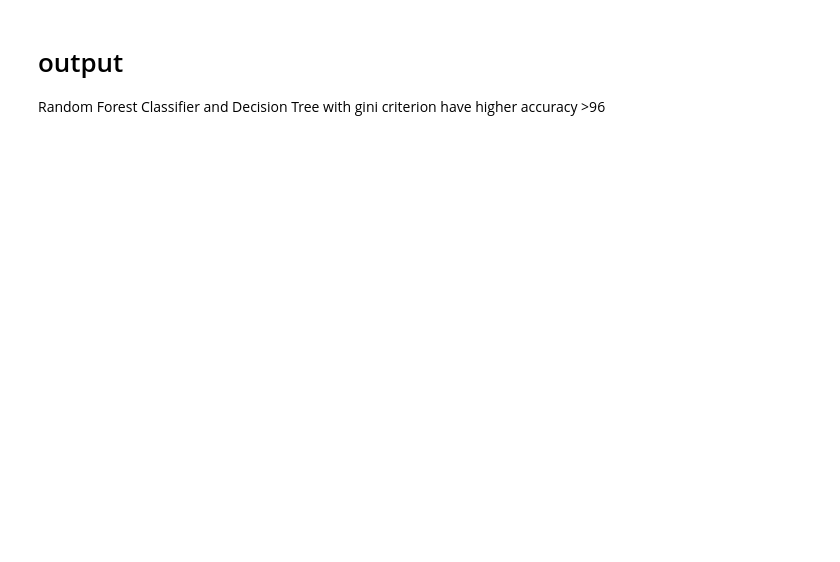
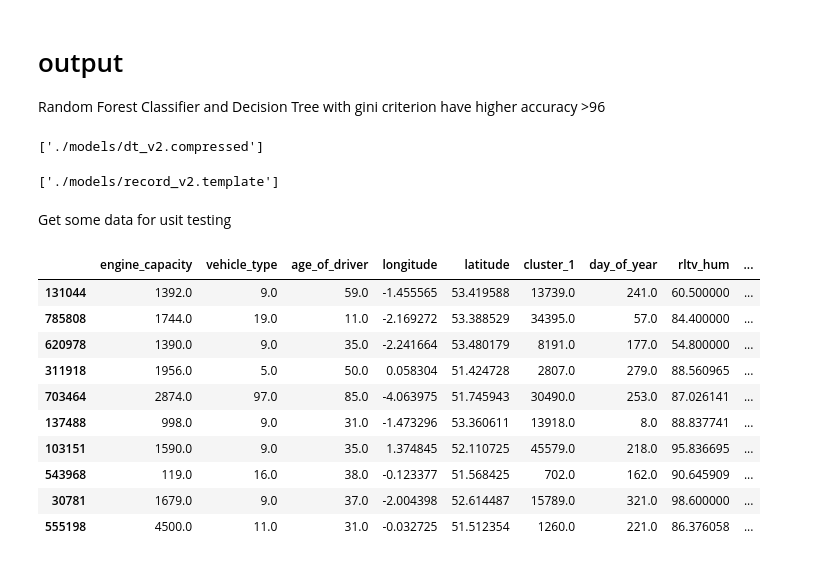
Before and after one commit to tharindusathis/accident-predictor, a Jupyter notebook: analysis/2_6_prediction.ipynb, the cells around one changed output. Drawn from its saved outputs; the diff is of its cells as text; code cells hidden in the pictures; blank space fills up the shorter version.

```diff
--- a/analysis/2_6_prediction.ipynb
+++ b/analysis/2_6_prediction.ipynb
@@ -192,14 +192,42 @@ weighted avg       0.91      0.90      0.90    409338
 
 Random Forest Classifier and Decision Tree with gini criterion have higher accuracy >96
 # %%
-import pickle
+# import pickle
+
+import joblib  # it may be better to use joblib’s replacement of pickle
+
 
 # serialize models
 
-pickle.dump(model_rf, open('./models/rf_v1.model', 'wb'))
-pickle.dump(model_dt_clf_1, open('./models/dt_v1.model', 'wb'))
+# pickle.dump(model_rf, open('./models/rf_v1.model', 'wb'))
+# pickle.dump(model_dt_clf_1, open('./models/dt_v1.model', 'wb'))
+
+# compress pickles as random forest model is too large
+joblib.dump(model_rf, './models/rf_v2.compressed', compress=('zlib',9))
+joblib.dump(model_dt_clf_1, './models/dt_v2.compressed', compress=('zlib',1))
+# %% [output]
+['./models/dt_v2.compressed']
 # %%
 record_template = df.head(1)
 record_template = record_template.drop(['accident'], axis=1)
 record_template.loc[0,record_template.columns] = np.nan
-pickle.dump(record_template, open("./models/record_v1.template", 'wb'))
+joblib.dump(record_template, "./models/record_v2.template")
+# %% [output]
+['./models/record_v2.template']
+# %% [markdown]
+Get some data for usit testing
+# %%
+test_data = df.sample(10)
+test_data
+# %% [output]
+|  | engine_capacity | vehicle_type | age_of_driver | longitude | latitude | cluster_1 | day_of_year | rltv_hum | ... |
+| 131044 | 1392.0 | 9.0 | 59.0 | -1.455565 | 53.419588 | 13739.0 | 241.0 | 60.500000 | ... |
+| 785808 | 1744.0 | 19.0 | 11.0 | -2.169272 | 53.388529 | 34395.0 | 57.0 | 84.400000 | ... |
+| 620978 | 1390.0 | 9.0 | 35.0 | -2.241664 | 53.480179 | 8191.0 | 177.0 | 54.800000 | ... |
+| 311918 | 1956.0 | 5.0 | 50.0 | 0.058304 | 51.424728 | 2807.0 | 279.0 | 88.560965 | ... |
+| 703464 | 2874.0 | 97.0 | 85.0 | -4.063975 | 51.745943 | 30490.0 | 253.0 | 87.026141 | ... |
+| 137488 | 998.0 | 9.0 | 31.0 | -1.473296 | 53.360611 | 13918.0 | 8.0 | 88.837741 | ... |
+| 103151 | 1590.0 | 9.0 | 35.0 | 1.374845 | 52.110725 | 45579.0 | 218.0 | 95.836695 | ... |
+| 543968 | 119.0 | 16.0 | 38.0 | -0.123377 | 51.568425 | 702.0 | 162.0 | 90.645909 | ... |
+| 30781 | 1679.0 | 9.0 | 37.0 | -2.004398 | 52.614487 | 15789.0 | 321.0 | 98.600000 | ... |
+| 555198 | 4500.0 | 11.0 | 31.0 | -0.032725 | 51.512354 | 1260.0 | 221.0 | 86.376058 | ... |
```
Also changed, not shown: parts of 14 cells of this notebook, 15 other files.
